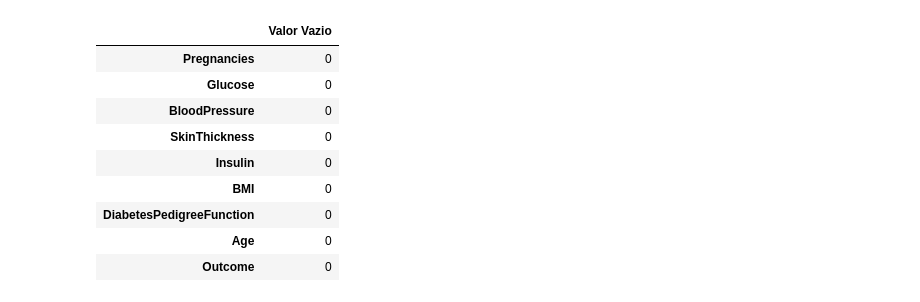
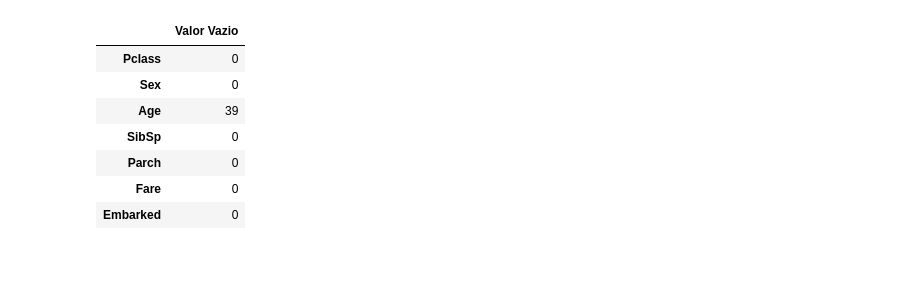
Before and after one commit to fgiordanelli/Projeto1, a Jupyter notebook: Projeto 4.ipynb, the cells around one changed output. Drawn from its saved outputs; the diff is of its cells as text; code cells hidden in the pictures; blank space fills up the shorter version.

```diff
--- a/Projeto 4.ipynb
+++ b/Projeto 4.ipynb
@@ -21,4 +24,4 @@ com base em certas medidas diagnósticas incluídas no conjunto de dados
 # %%
-df = pd.read_csv("https://raw.githubusercontent.com/npradaschnor/Pima-Indians-Diabetes-Dataset/master/diabetes.csv")
+df=pd.read_csv('https://raw.githubusercontent.com/massquantity/Kaggle-Titanic/master/Data/train.csv')
 df
 # %% [output]
@@ -50 +68,6 @@ train , test = train_test_split(df,test_size=0.2,random_state=0)
+# %%
+x = df.drop(columns=['Survived'],axis=1)
+y = df['Survived']
+# %%
+train_x, test_x, train_y, test_y = train_test_split(x,y,test_size=0.2)
 # %% [markdown]
@@ -52,19 +75,20 @@ train , test = train_test_split(df,test_size=0.2,random_state=0)
 
 <img src="https://cdn2.iconfinder.com/data/icons/flat-pro-word-processing-set-5/32/table-column-delete-512.png" width="200" height="100"/>
+# %%
+train_x = train_x.drop(columns=['PassengerId','Name', 'Ticket','Cabin'], axis = 1)
+test_x = test_x.drop(columns=['PassengerId','Name', 'Ticket','Cabin'], axis = 1)
 # %% [markdown]
 # Valor Vazio
 
 <img src="https://www.logianalytics.com/wp-content/uploads/2019/06/Missing-values-2.png" width="250" height="100"/>
 # %%
-pd.isna(df).sum().to_frame("Valor Vazio")
+pd.isna(test_x).sum().to_frame("Valor Vazio")
 # %% [output]
 |  | Valor Vazio |
-| Pregnancies | 0 |
-| Glucose | 0 |
-| BloodPressure | 0 |
-| SkinThickness | 0 |
-| Insulin | 0 |
-| BMI | 0 |
-| DiabetesPedigreeFunction | 0 |
-| Age | 0 |
-| Outcome | 0 |
+| Pclass | 0 |
+| Sex | 0 |
+| Age | 39 |
+| SibSp | 0 |
+| Parch | 0 |
+| Fare | 0 |
+| Embarked | 0 |
```
Also changed, not shown: parts of 28 cells of this notebook, 4 other files.
